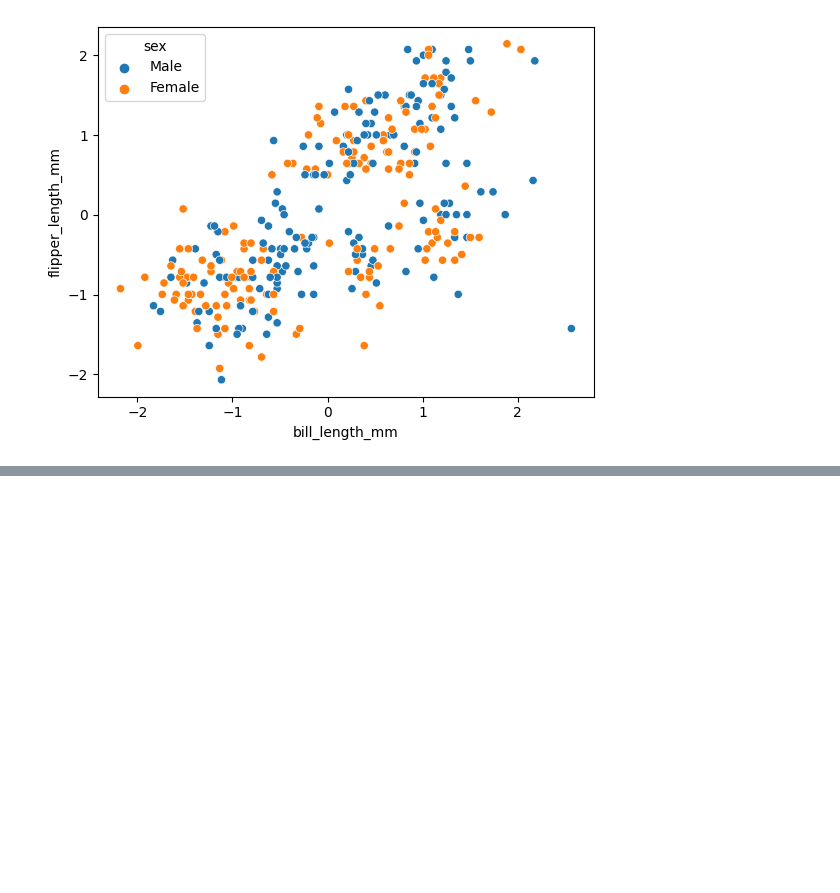
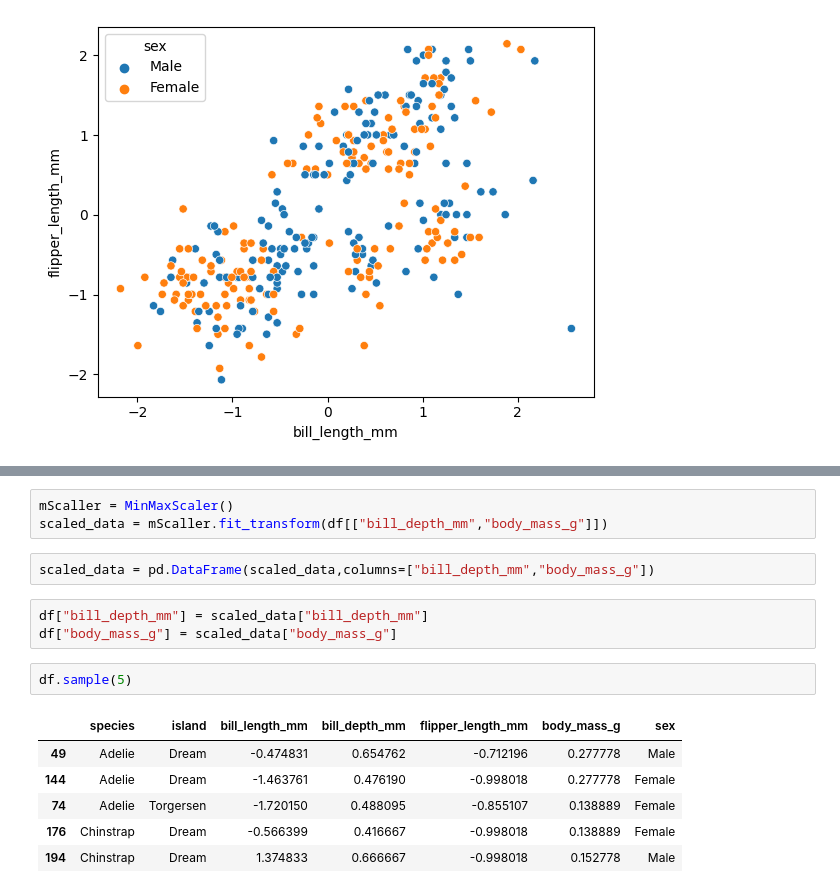
Before and after one commit to subhajit20/Learning-ML, a Jupyter notebook: feature_scaling.ipynb, the cells around one changed output, grey strips where cells are left out. Saved outputs shown, nothing was run; the diff lists cells and outputs as text; blank space fills up the shorter version.

```diff
--- a/feature_scaling.ipynb
+++ b/feature_scaling.ipynb
@@ -134,0 +157,17 @@ sns.scatterplot(x=df["bill_length_mm"],y=df["flipper_length_mm"],hue=df["sex"])
+# %%
+mScaller = MinMaxScaler()
+scaled_data = mScaller.fit_transform(df[["bill_depth_mm","body_mass_g"]])
+# %%
+scaled_data = pd.DataFrame(scaled_data,columns=["bill_depth_mm","body_mass_g"])
+# %%
+df["bill_depth_mm"] = scaled_data["bill_depth_mm"]
+df["body_mass_g"] = scaled_data["body_mass_g"]
+# %%
+df.sample(5)
+# %% [output]
+|  | species | island | bill_length_mm | bill_depth_mm | flipper_length_mm | body_mass_g | sex |
+| 49 | Adelie | Dream | -0.474831 | 0.654762 | -0.712196 | 0.277778 | Male |
+| 144 | Adelie | Dream | -1.463761 | 0.476190 | -0.998018 | 0.277778 | Female |
+| 74 | Adelie | Torgersen | -1.720150 | 0.488095 | -0.855107 | 0.138889 | Female |
+| 176 | Chinstrap | Dream | -0.566399 | 0.416667 | -0.998018 | 0.138889 | Female |
+| 194 | Chinstrap | Dream | 1.374833 | 0.666667 | -0.998018 | 0.152778 | Male |
```
Also changed, not shown: parts of 12 cells of this notebook, 1 other file.
